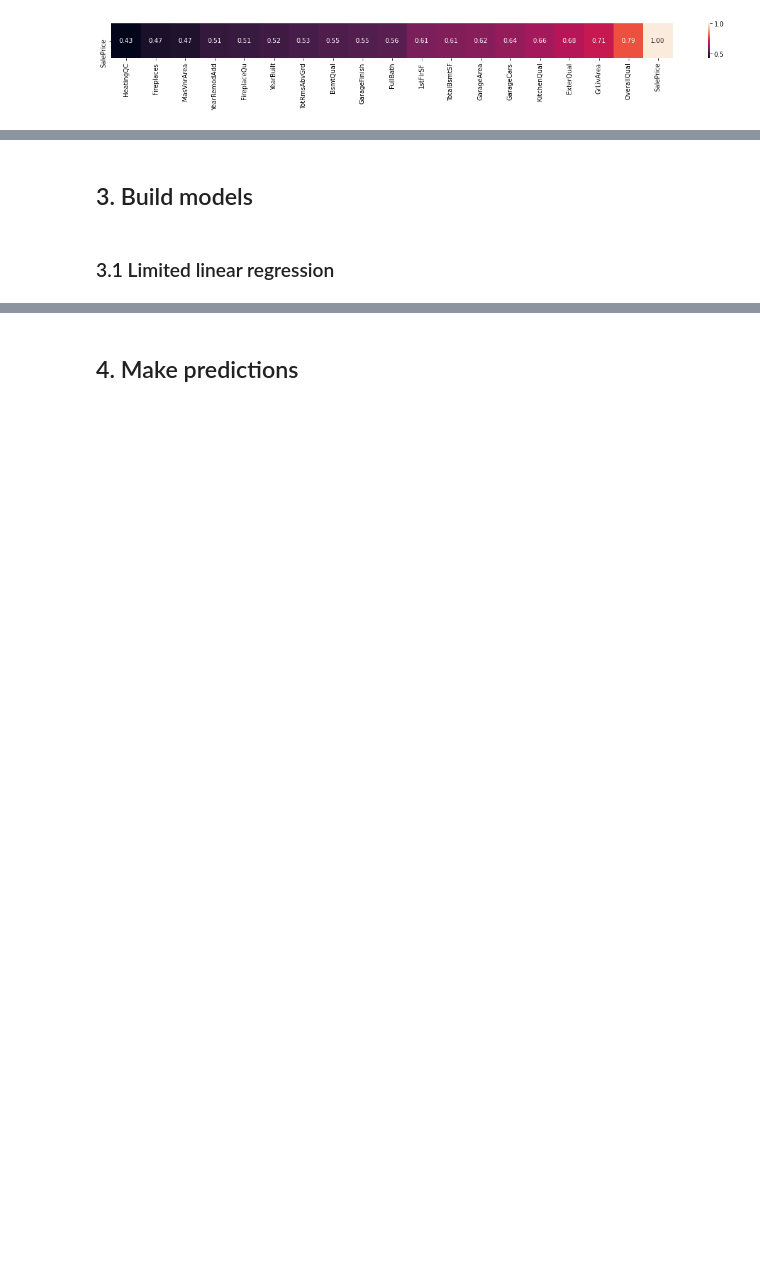
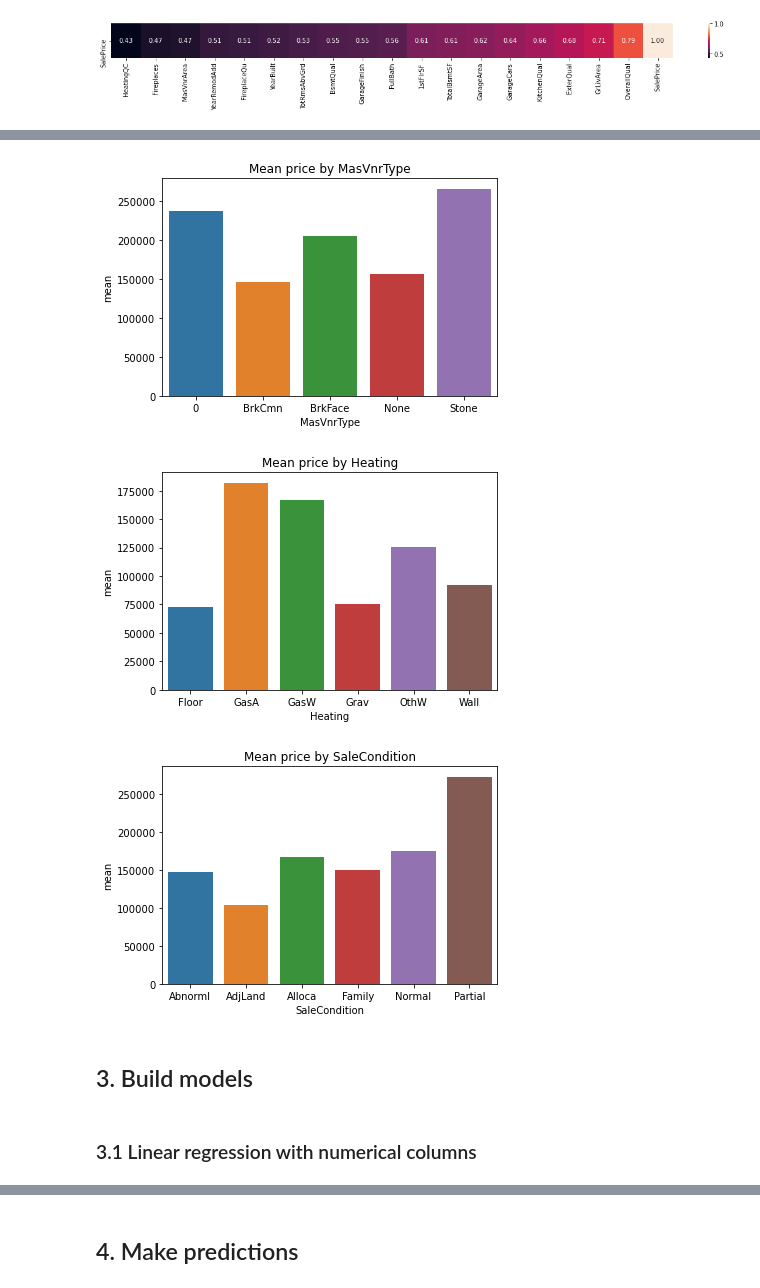
Before and after one commit to jfmdev/simple_ml, a Jupyter notebook: houses/houses.ipynb, the cells around one changed output, grey strips where cells are left out. Cells and saved outputs as stored; diff of their text form; code cells hidden in the pictures; blank space fills up the shorter version.

```diff
--- a/houses/houses.ipynb
+++ b/houses/houses.ipynb
@@ -139,4 +176,20 @@ plt.show()
+# %%
+# Draw bar chars for each column whose correlation is superior to 0.3.
+for column in CATEGORICAL_COLUMNS:
+    if cat_corrs[column] > 0.29:
+        # Calculate mean price for each column.
+        column_stats = train_data[[column, 'SalePrice']].groupby(column).agg({'SalePrice': ['count', 'sum']})
+        column_stats['mean'] = column_stats['SalePrice']['sum'] / column_stats['SalePrice']['count']
+
+        # Draw bar chart.
+        plt.figure(figsize=(6,4))
+        plt.title("Mean price by " + column)
+        sns.barplot(x=column_stats.index, y=column_stats['mean'])
+# %% [output]
+[figure, added]
+[figure, added]
+[figure, added]
 # %% [markdown]
 ## 3. Build models
 # %% [markdown]
-### 3.1 Limited linear regression
+### 3.1 Linear regression with numerical columns
```
Also changed, not shown: parts of 20 cells of this notebook.
